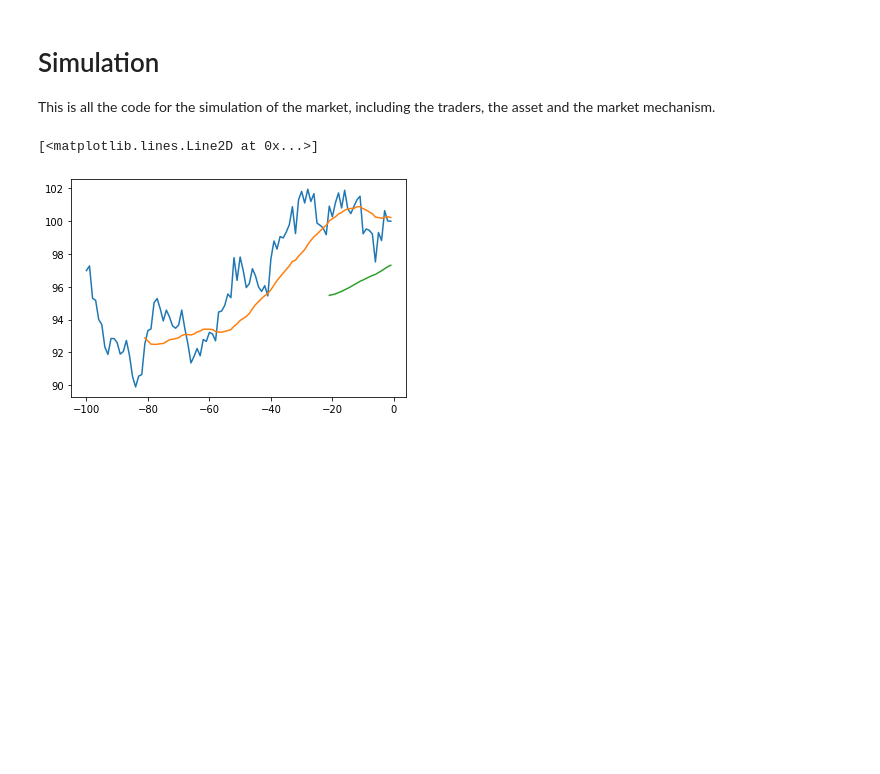
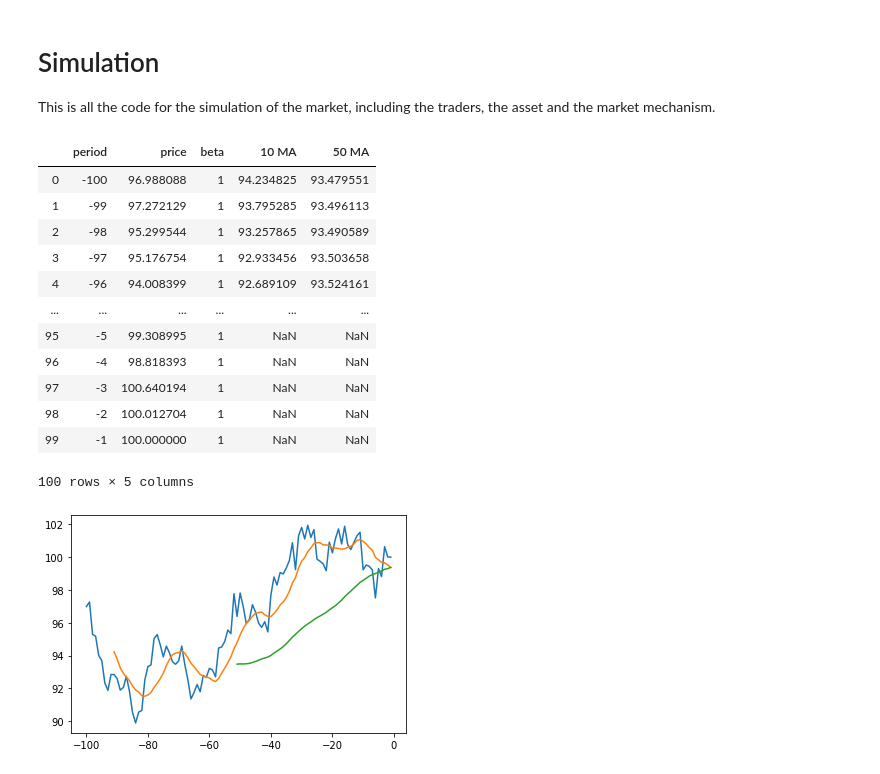
Before and after one commit to karansgarg/rae_repo, a Jupyter notebook: market_simulation.ipynb, the cells around one changed output. Drawn from its saved outputs; the diff is of its cells as text; code cells hidden in the pictures; blank space fills up the shorter version.

```diff
--- a/market_simulation.ipynb
+++ b/market_simulation.ipynb
@@ -56,42 +56,63 @@ asset_prices_rev_final = [100, 100.01270443267846, 100.64019372161697, 98.818393
                           93.6743842774735, 93.47493406493045, 93.6252878884862, 94.17103159031704,
                           94.57988577655658, 93.92021148266691, 94.66830817347167, 95.2828076714649,
                           95.03199804355003, 93.43284668672827, 93.33299029582979, 92.51972813503856,
                           90.65244342293956, 90.55553325883402, 89.89860870807794, 90.5321278206722,
                           91.82820852517096, 92.73328391342815, 92.05545521924738, 91.89793090418809,
                           92.59268573869126, 92.84506087167615, 92.8490494107132, 91.88331933594272,
                           92.3255816844502, 93.70032141468926, 94.00839921394368, 95.17675414492784,
                           95.29954443407748, 97.27212940879878, 96.98808834932551]
 
 asset_prices_rev_final.reverse()
 asset_prices = asset_prices_rev_final
 
 beta = []
 
 for i in range(t):
     beta.append(1) #Assume beta has remained unchanged for previous periods
 
 def moving_average(price_list, window): #Define a function to calculate simple moving averages
 
     window_size = window
     price_series = pd.Series(price_list)
     windows = price_series.rolling(window_size)
     ma = windows.mean()
     ma_list = ma.tolist()
     ma_final = ma_list[window_size - 1:]
     return ma_final
 
-ma20 = moving_average(asset_prices, 20) #Generate 20 period SMA
-ma80 = moving_average(asset_prices, 80) #Generate 80 period SMA
+mas = moving_average(asset_prices, 10) #Generate shorter moving average
+mal = moving_average(asset_prices, 50) #Generate longer moving average
 
-asset = {"period": period, "price": asset_prices, "beta": beta}
-assetdf = pd.DataFrame(data=asset)
+assetdf_1 = pd.DataFrame({"period": period, "price": asset_prices, "beta": beta}) #Not final as MAs will be appended
 
-plt.plot(period, asset_prices, label="Price")
-plt.plot(period[19:], ma20, label="20 MA")
-plt.plot(period[79:], ma80, label="80 MA")
+masdf = pd.DataFrame({"10 MA": mas})
+
+assetdf_2 = pd.concat([assetdf_1, masdf], axis=1)
+
+maldf = pd.DataFrame({"50 MA": mal})
+
+assetdf = pd.concat([assetdf_2, maldf], axis=1)
+
+plt.plot(period, asset_prices)
+plt.plot(period[9:], mas)
+plt.plot(period[49:], mal)
+
+assetdf
 # %% [output]
+|  | period | price | beta | 10 MA | 50 MA |
+| 0 | -100 | 96.988088 | 1 | 94.234825 | 93.479551 |
+| 1 | -99 | 97.272129 | 1 | 93.795285 | 93.496113 |
+| 2 | -98 | 95.299544 | 1 | 93.257865 | 93.490589 |
+| 3 | -97 | 95.176754 | 1 | 92.933456 | 93.503658 |
+| 4 | -96 | 94.008399 | 1 | 92.689109 | 93.524161 |
+| ... | ... | ... | ... | ... | ... |
+| 95 | -5 | 99.308995 | 1 | NaN | NaN |
+| 96 | -4 | 98.818393 | 1 | NaN | NaN |
+| 97 | -3 | 100.640194 | 1 | NaN | NaN |
+| 98 | -2 | 100.012704 | 1 | NaN | NaN |
+| 99 | -1 | 100.000000 | 1 | NaN | NaN |
-[<matplotlib.lines.Line2D at 0x...>]
+100 rows × 5 columns
-[figure, old version]
+[figure, new version]
 # %%
 # Define the different types of traders and the syntax of how they receive information and place orders accordingly.
 
```
Also changed, not shown: parts of 1 cell of this notebook.
